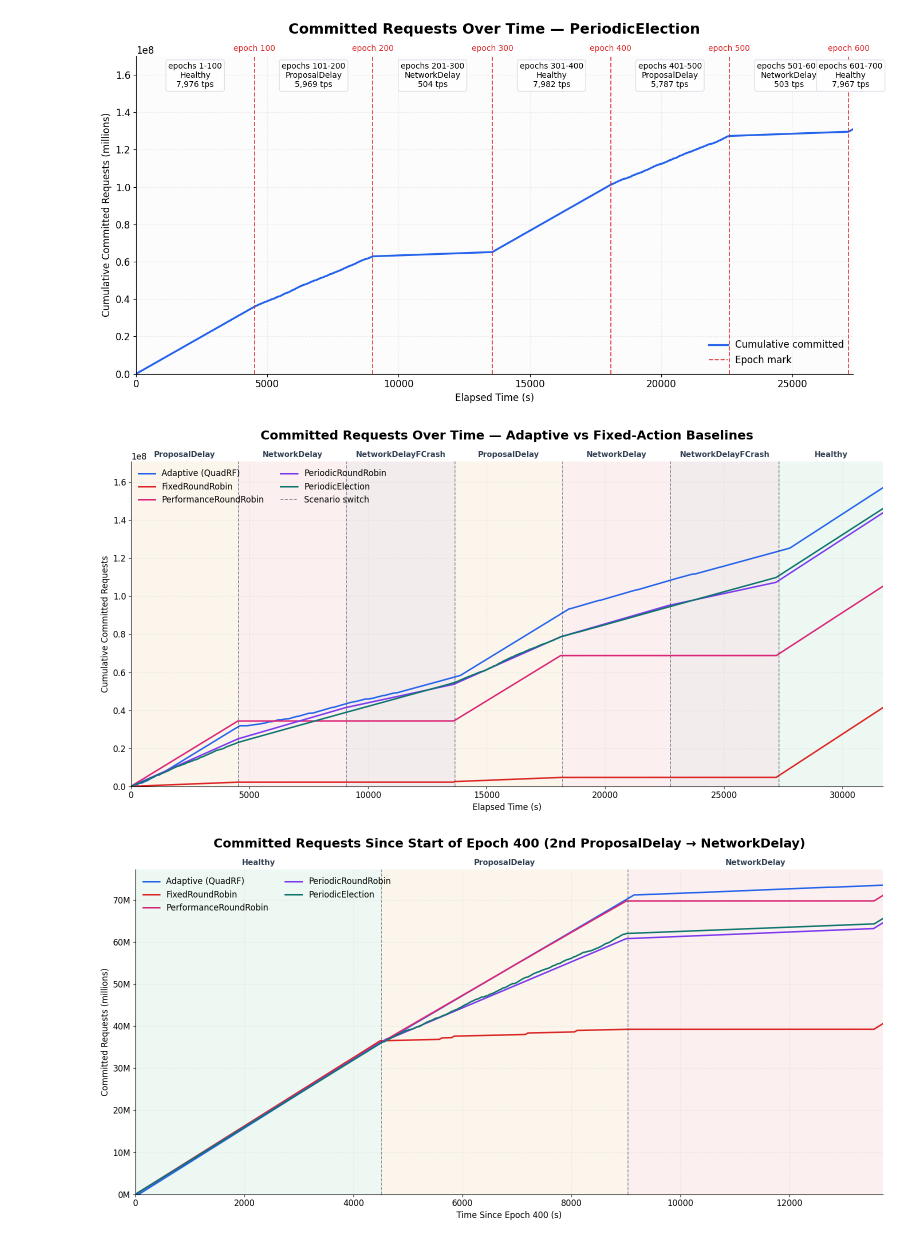
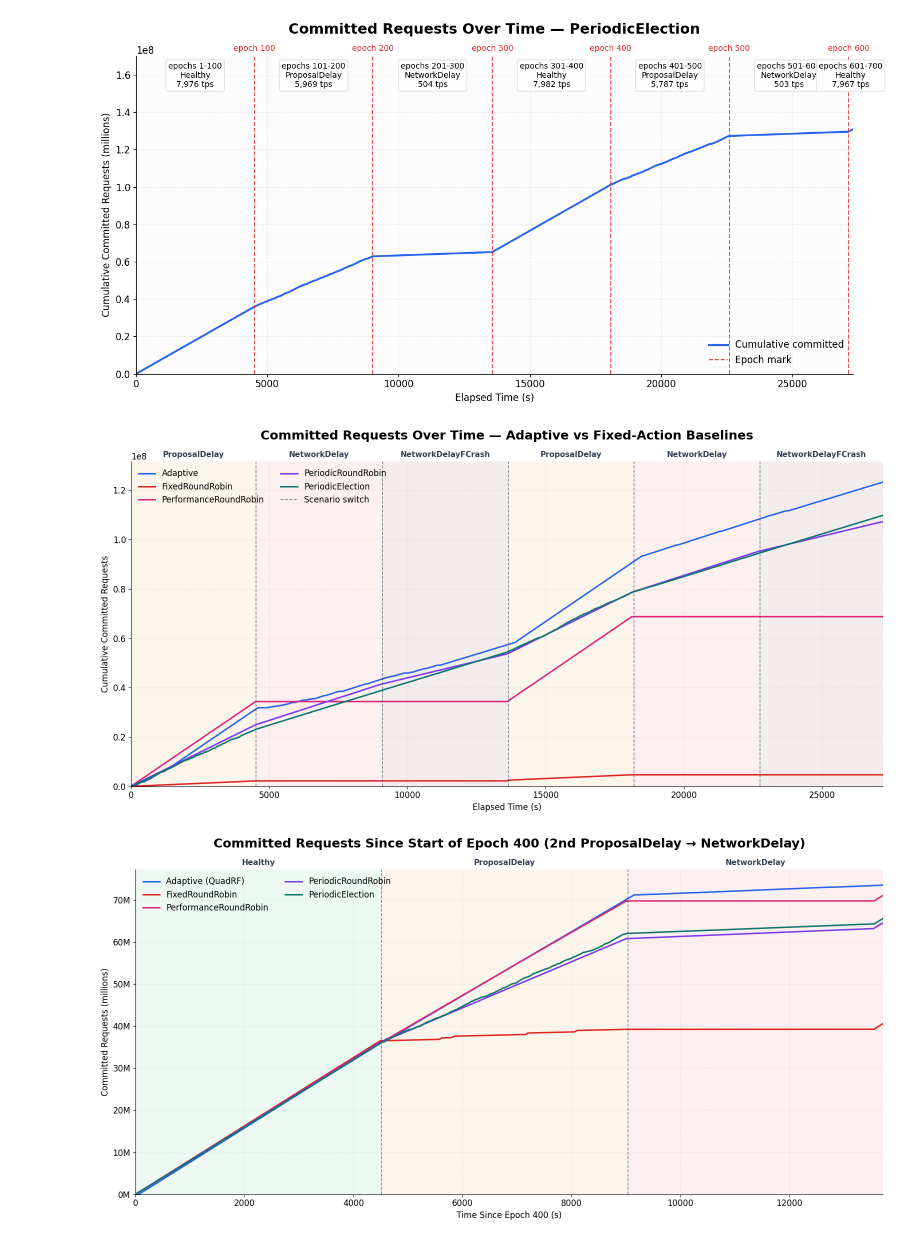
Before and after one commit to Michael112233/pbft, a Jupyter notebook: plot_tps_series.ipynb, the cells around one changed output. Saved outputs shown, nothing was run; the diff lists cells and outputs as text; code cells hidden in the pictures.

```diff
--- a/plot_tps_series.ipynb
+++ b/plot_tps_series.ipynb
@@ -851,10 +851,10 @@ plt.show()
 # epochs run 45s + aggregation + agent time (~45.1-46.5s), so 4500s*k drifts and is not used.
 # Only epochs 1..last_epoch are shown; every run is cut at its own last_epoch switch, and the
 # zoom / summary / grouped-bars cells below follow the same cutoff.
-last_epoch = 700  # multiple of 100, <= 600 (data ends just after the epoch-600 switch)
+last_epoch = 600  # multiple of 100, <= 600 (data ends just after the epoch-600 switch)
 combined_datasets = [
     dict(
-        label="Adaptive (QuadRF)",
+        label="Adaptive",
         run_dir=Path("data_baselines_new/run2new_20260924_022030"),
         color="#2563EB",
     ),
@@ -919,34 +919,34 @@ combined_edges = [0.0] + epoch_marks_combined + [combined_end_sec]
 
 fig, ax = plt.subplots(figsize=(16, 8))
 
 for name, (t0, t1) in zip(scenario_names_combined, zip(combined_edges[:-1], combined_edges[1:])):
     ax.axvspan(t0, t1, color=scenario_bg_combined[name], alpha=0.07, linewidth=0)
 
 for frame in combined_frames:
     ax.plot(frame["cum_df"]["elapsed_sec"], frame["cum_df"]["committed_total"],
             color=frame["color"], linewidth=2.2, label=frame["label"])
 
 for i, t in enumerate(epoch_marks_combined):
     ax.axvline(t, color="#334155", linestyle="--", linewidth=1.2, alpha=0.6,
                label="Scenario switch" if i == 0 else None)
 
 for name, (t0, t1) in zip(scenario_names_combined, zip(combined_edges[:-1], combined_edges[1:])):
     mid = (t0 + t1) / 2
     ax.text(mid, 1.01, name, transform=ax.get_xaxis_transform(), ha="center", va="bottom",
             fontsize=11, weight="bold", color="#334155")
 
 ax.set_title("Committed Requests Over Time — Adaptive vs Fixed-Action Baselines", fontsize=18, weight="bold", pad=32)
 ax.set_xlabel("Elapsed Time (s)")
 ax.set_ylabel("Cumulative Committed Requests")
 ax.set_xlim(0, combined_end_sec)
 ax.set_ylim(bottom=0)
 ax.ticklabel_format(axis="y", style="sci", scilimits=(0, 0))
 ax.legend(loc="upper left", frameon=False, ncol=2)
 
 plt.tight_layout()
 plt.show()
 # %% [output]
-[figure, old version]
+[figure, new version]
 # %%
 # Reset-to-zero view of epoch 400-600 (2nd ProposalDelay -> NetworkDelay cycle):
 # both axes start at 0 so we can read off total committed since the start of that
```
Also changed, not shown: parts of 1 cell of this notebook, 15 other files.
